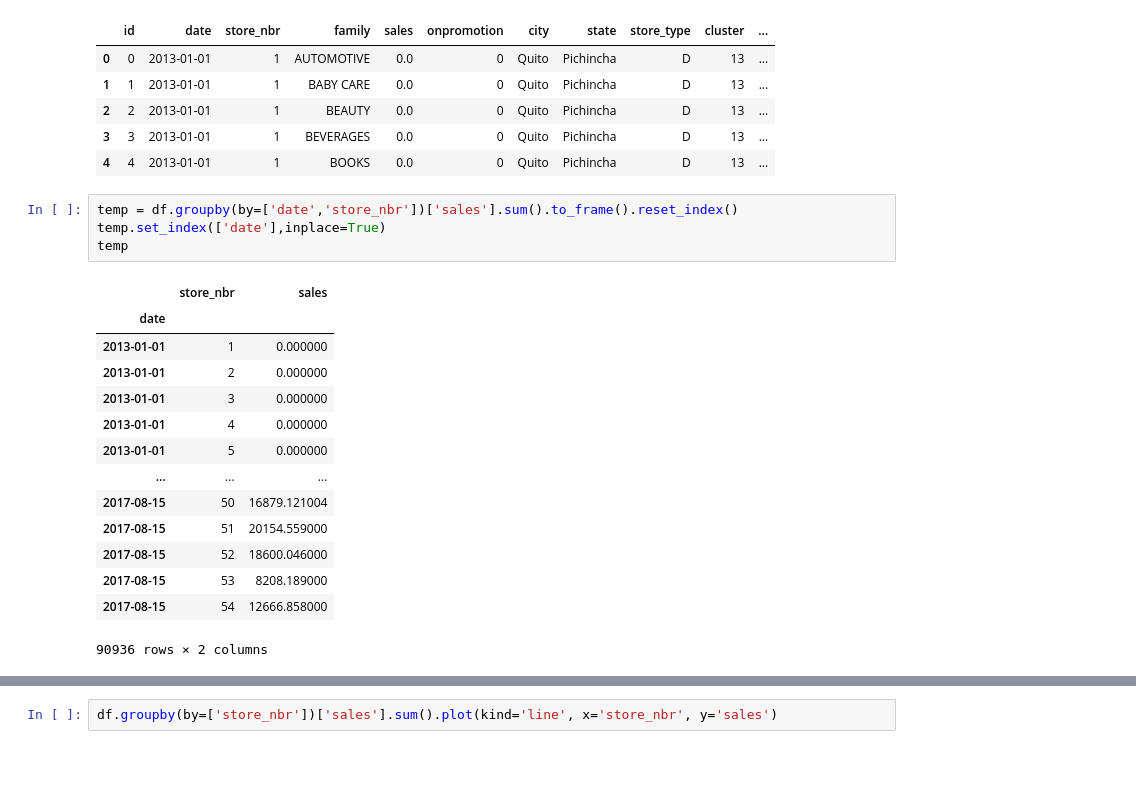
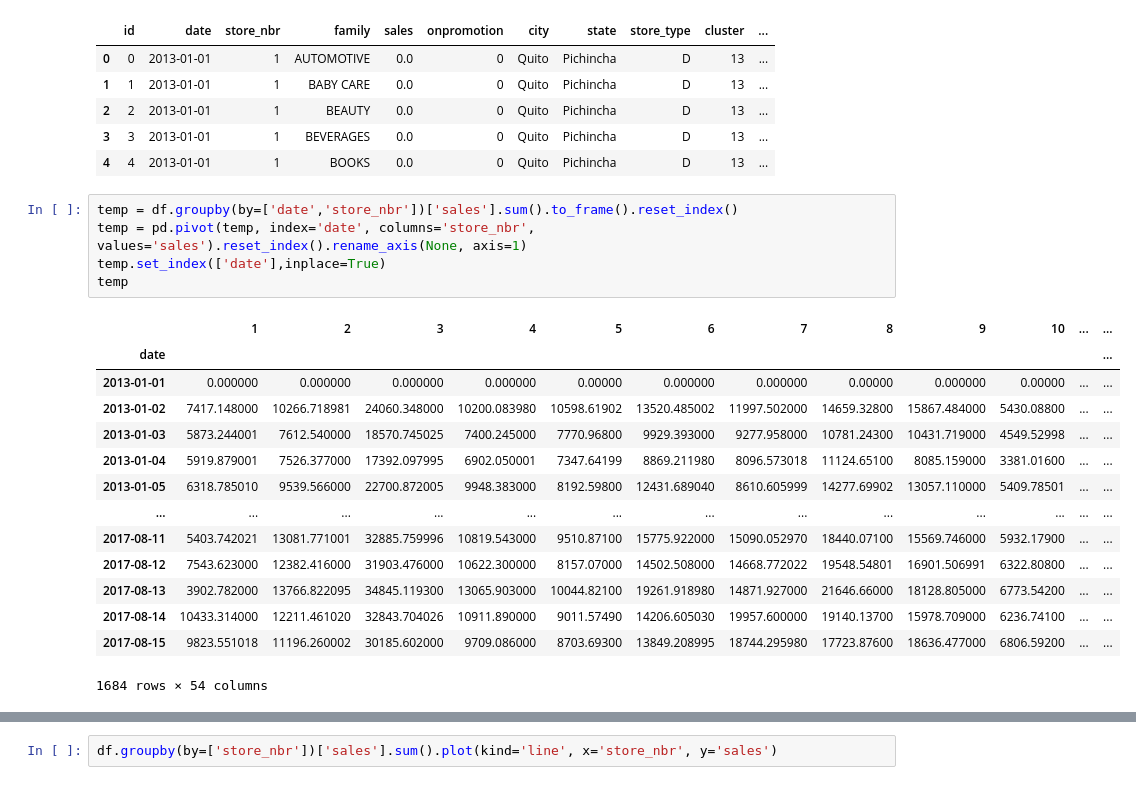
Before and after one commit to jiahui890/time-series-forecasting-store-sales, a Jupyter notebook: notebooks/EDA.ipynb, the cells around one changed output, grey strips where cells are left out. Cells and saved outputs as stored; diff of their text form.

```diff
--- a/notebooks/EDA.ipynb
+++ b/notebooks/EDA.ipynb
@@ -58,20 +58,21 @@ df.head()
 | 4 | 4 | 2013-01-01 | 1 | BOOKS | 0.0 | 0 | Quito | Pichincha | D | 13 | ... |
 # %%
 temp = df.groupby(by=['date','store_nbr'])['sales'].sum().to_frame().reset_index()
+temp = pd.pivot(temp, index='date', columns='store_nbr', values='sales').reset_index().rename_axis(None, axis=1)
 temp.set_index(['date'],inplace=True)
 temp
 # %% [output]
-|  | store_nbr | sales |
-| date |  |  |
-| 2013-01-01 | 1 | 0.000000 |
-| 2013-01-01 | 2 | 0.000000 |
-| 2013-01-01 | 3 | 0.000000 |
-| 2013-01-01 | 4 | 0.000000 |
-| 2013-01-01 | 5 | 0.000000 |
-| ... | ... | ... |
-| 2017-08-15 | 50 | 16879.121004 |
-| 2017-08-15 | 51 | 20154.559000 |
-| 2017-08-15 | 52 | 18600.046000 |
-| 2017-08-15 | 53 | 8208.189000 |
-| 2017-08-15 | 54 | 12666.858000 |
+|  | 1 | 2 | 3 | 4 | 5 | 6 | 7 | 8 | 9 | 10 | ... | ... |
+| date |  |  |  |  |  |  |  |  |  |  |  | ... |
+| 2013-01-01 | 0.000000 | 0.000000 | 0.000000 | 0.000000 | 0.00000 | 0.000000 | 0.000000 | 0.00000 | 0.000000 | 0.00000 | ... | ... |
+| 2013-01-02 | 7417.148000 | 10266.718981 | 24060.348000 | 10200.083980 | 10598.61902 | 13520.485002 | 11997.502000 | 14659.32800 | 15867.484000 | 5430.08800 | ... | ... |
+| 2013-01-03 | 5873.244001 | 7612.540000 | 18570.745025 | 7400.245000 | 7770.96800 | 9929.393000 | 9277.958000 | 10781.24300 | 10431.719000 | 4549.52998 | ... | ... |
+| 2013-01-04 | 5919.879001 | 7526.377000 | 17392.097995 | 6902.050001 | 7347.64199 | 8869.211980 | 8096.573018 | 11124.65100 | 8085.159000 | 3381.01600 | ... | ... |
+| 2013-01-05 | 6318.785010 | 9539.566000 | 22700.872005 | 9948.383000 | 8192.59800 | 12431.689040 | 8610.605999 | 14277.69902 | 13057.110000 | 5409.78501 | ... | ... |
+| ... | ... | ... | ... | ... | ... | ... | ... | ... | ... | ... | ... | ... |
+| 2017-08-11 | 5403.742021 | 13081.771001 | 32885.759996 | 10819.543000 | 9510.87100 | 15775.922000 | 15090.052970 | 18440.07100 | 15569.746000 | 5932.17900 | ... | ... |
+| 2017-08-12 | 7543.623000 | 12382.416000 | 31903.476000 | 10622.300000 | 8157.07000 | 14502.508000 | 14668.772022 | 19548.54801 | 16901.506991 | 6322.80800 | ... | ... |
+| 2017-08-13 | 3902.782000 | 13766.822095 | 34845.119300 | 13065.903000 | 10044.82100 | 19261.918980 | 14871.927000 | 21646.66000 | 18128.805000 | 6773.54200 | ... | ... |
+| 2017-08-14 | 10433.314000 | 12211.461020 | 32843.704026 | 10911.890000 | 9011.57490 | 14206.605030 | 19957.600000 | 19140.13700 | 15978.709000 | 6236.74100 | ... | ... |
+| 2017-08-15 | 9823.551018 | 11196.260002 | 30185.602000 | 9709.086000 | 8703.69300 | 13849.208995 | 18744.295980 | 17723.87600 | 18636.477000 | 6806.59200 | ... | ... |
-90936 rows × 2 columns
+1684 rows × 54 columns
```
Also changed, not shown: parts of 4 cells of this notebook, 1 other file.
